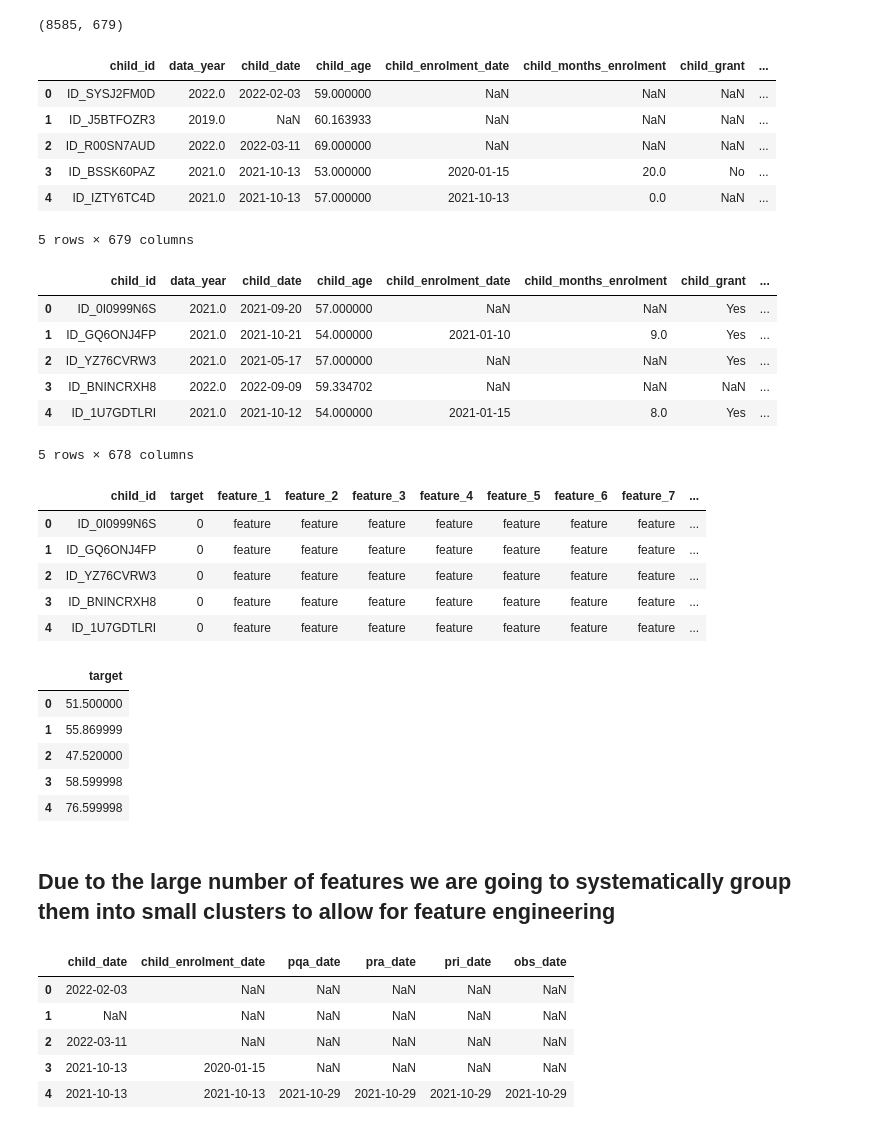
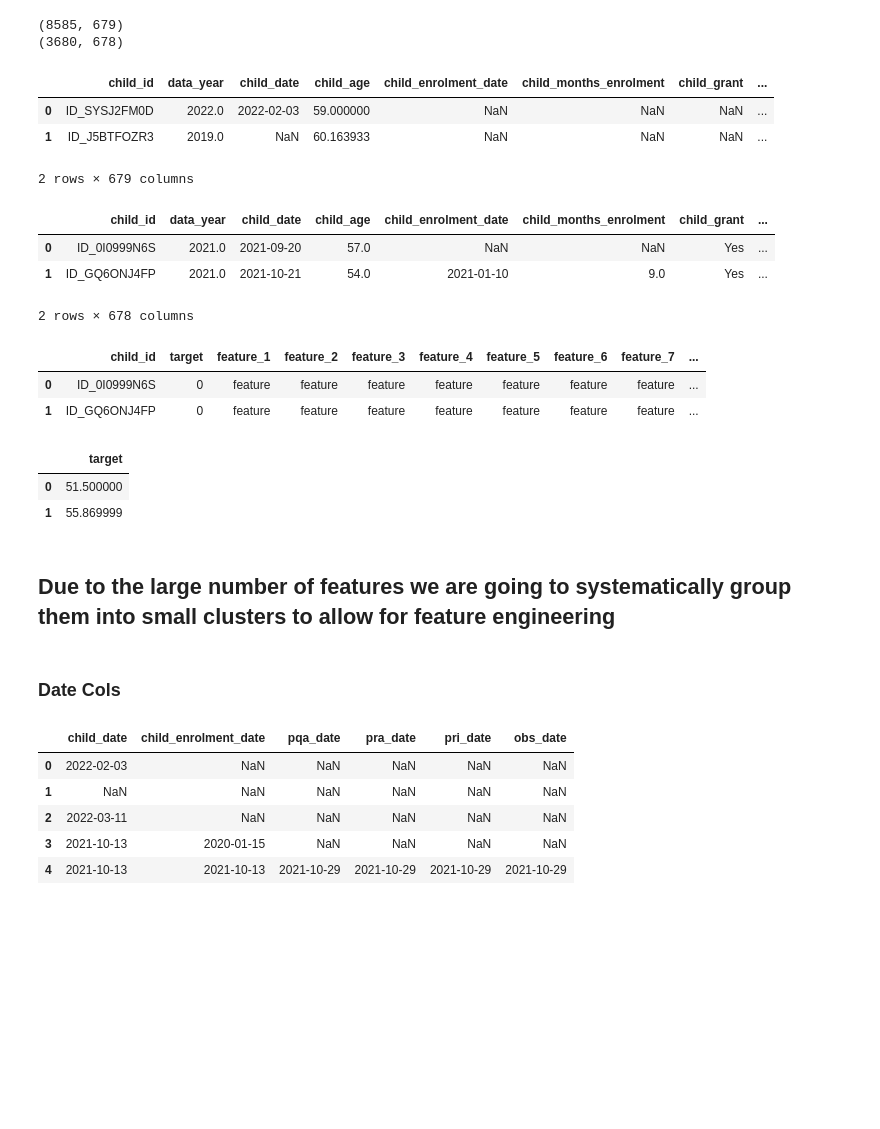
Before and after one commit to Kingston-5/DataDrive2030-Early-Learning-Predictors-Challenge, a Jupyter notebook: ECD_EDA.ipynb, the cells around one changed output. Cells and saved outputs as stored; diff of their text form; code cells hidden in the pictures; blank space fills up the shorter version.

```diff
--- a/ECD_EDA.ipynb
+++ b/ECD_EDA.ipynb
@@ -9,42 +9,35 @@ warnings.filterwarnings('ignore')
 train = pd.read_csv('Train.csv')
 test = pd.read_csv('Test.csv')
 ss = pd.read_csv('SampleSubmission.csv')
+
+print(train.shape)
+print(test.shape)
+# %% [output]
+(8585, 679)
+(3680, 678)
-# %%
-train.shape
-# %% [output]
-(8585, 679)
 # %%
 # Preview train
-train.head()
+train.head(2)
 # %% [output]
 |  | child_id | data_year | child_date | child_age | child_enrolment_date | child_months_enrolment | child_grant | ... |
 | 0 | ID_SYSJ2FM0D | 2022.0 | 2022-02-03 | 59.000000 | NaN | NaN | NaN | ... |
 | 1 | ID_J5BTFOZR3 | 2019.0 | NaN | 60.163933 | NaN | NaN | NaN | ... |
-| 2 | ID_R00SN7AUD | 2022.0 | 2022-03-11 | 69.000000 | NaN | NaN | NaN | ... |
-| 3 | ID_BSSK60PAZ | 2021.0 | 2021-10-13 | 53.000000 | 2020-01-15 | 20.0 | No | ... |
-| 4 | ID_IZTY6TC4D | 2021.0 | 2021-10-13 | 57.000000 | 2021-10-13 | 0.0 | NaN | ... |
-5 rows × 679 columns
+2 rows × 679 columns
 # %%
 # Preview test
-test.head()
+test.head(2)
 # %% [output]
 |  | child_id | data_year | child_date | child_age | child_enrolment_date | child_months_enrolment | child_grant | ... |
-| 0 | ID_0I0999N6S | 2021.0 | 2021-09-20 | 57.000000 | NaN | NaN | Yes | ... |
-| 1 | ID_GQ6ONJ4FP | 2021.0 | 2021-10-21 | 54.000000 | 2021-01-10 | 9.0 | Yes | ... |
-| 2 | ID_YZ76CVRW3 | 2021.0 | 2021-05-17 | 57.000000 | NaN | NaN | Yes | ... |
-| 3 | ID_BNINCRXH8 | 2022.0 | 2022-09-09 | 59.334702 | NaN | NaN | NaN | ... |
-| 4 | ID_1U7GDTLRI | 2021.0 | 2021-10-12 | 54.000000 | 2021-01-15 | 8.0 | Yes | ... |
+| 0 | ID_0I0999N6S | 2021.0 | 2021-09-20 | 57.0 | NaN | NaN | Yes | ... |
+| 1 | ID_GQ6ONJ4FP | 2021.0 | 2021-10-21 | 54.0 | 2021-01-10 | 9.0 | Yes | ... |
-5 rows × 678 columns
+2 rows × 678 columns
 # %%
 # Preview submission file
-ss.head()
+ss.head(2)
 # %% [output]
 |  | child_id | target | feature_1 | feature_2 | feature_3 | feature_4 | feature_5 | feature_6 | feature_7 | ... |
 | 0 | ID_0I0999N6S | 0 | feature | feature | feature | feature | feature | feature | feature | ... |
 | 1 | ID_GQ6ONJ4FP | 0 | feature | feature | feature | feature | feature | feature | feature | ... |
-| 2 | ID_YZ76CVRW3 | 0 | feature | feature | feature | feature | feature | feature | feature | ... |
-| 3 | ID_BNINCRXH8 | 0 | feature | feature | feature | feature | feature | feature | feature | ... |
-| 4 | ID_1U7GDTLRI | 0 | feature | feature | feature | feature | feature | feature | feature | ... |
 # %%
 # identify target
 target_cols = []
@@ -53,14 +46,11 @@ for i in train.columns.values:
         target_cols.append(i)
 
 target = train[target_cols]
-train[target_cols].head()
+train[target_cols].head(2)
 # %% [output]
 |  | target |
 | 0 | 51.500000 |
 | 1 | 55.869999 |
-| 2 | 47.520000 |
-| 3 | 58.599998 |
-| 4 | 76.599998 |
 # %% [markdown]
 ## Due to the large number of features we are going to systematically group them into small clusters to allow for feature engineering
 # %%
@@ -103,3 +107,5 @@ def count_class(data):
+# %% [markdown]
+### Date Cols
 # %%
 # select date columns
 # we might wanna drop these.
```
Also changed, not shown: parts of 137 cells of this notebook, 2 other files.
